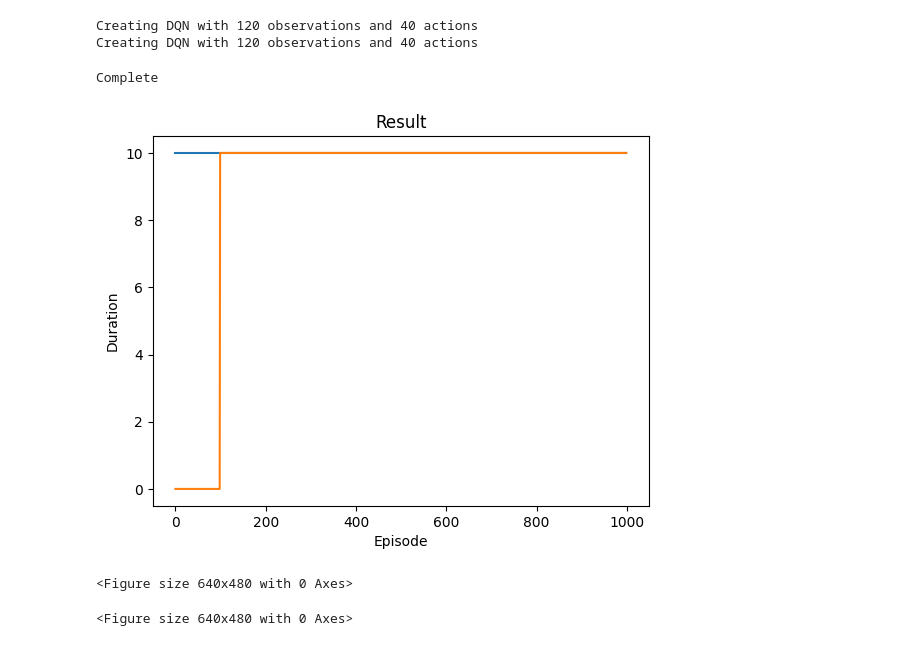
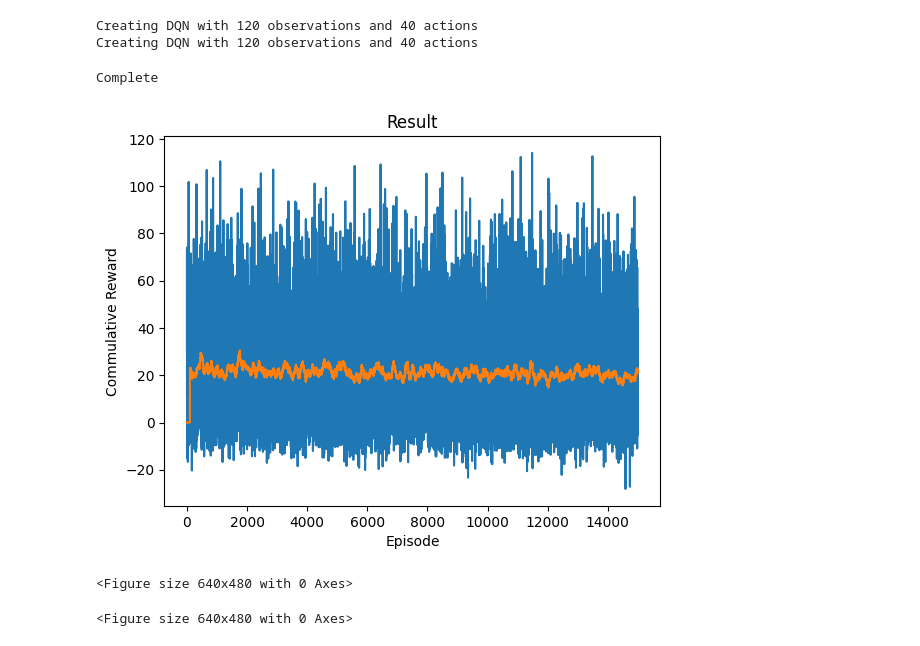
Before and after one commit to DeLnlyMthrLvr/ScopaAI_ToM, a Jupyter notebook: rl_training.ipynb, the cells around one changed output. Cells and saved outputs as stored; diff of their text form; code cells hidden in the pictures.

Commit message:
Further develop the training procedure and now exploring and training different experiments.

```diff
--- a/rl_training.ipynb
+++ b/rl_training.ipynb
@@ -105,15 +107,15 @@ class DQN(nn.Module):
     def __init__(self, n_observations, n_actions):
         print(f'Creating DQN with {n_observations} observations and {n_actions} actions')
         super(DQN, self).__init__()
-        self.layer1 = nn.Linear(n_observations, 256)
-        self.layer2 = nn.Linear(256, 512)
-        self.layer3 = nn.Linear(512, n_actions)
+        self.layer1 = nn.Linear(n_observations, 128)
+        self.layer2 = nn.Linear(128, 128)
+        self.layer3 = nn.Linear(128, n_actions)
 
     # Called with either one element to determine next action, or a batch
     # during optimization. Returns tensor([[left0exp,right0exp]...]).
     def forward(self, x):
-        x = F.relu(self.layer1(x))
-        x = F.relu(self.layer2(x))
+        x = F.leaky_relu(self.layer1(x))
+        x = F.leaky_relu(self.layer2(x))
         return self.layer3(x)
 # %%
 # BATCH_SIZE is the number of transitions sampled from the replay buffer
@@ -140,10 +142,10 @@ n_observations = len(state)
 
 policy_net = DQN(n_observations, n_actions).to(device)
 target_net = DQN(n_observations, n_actions).to(device)
-target_net.load_state_dict(policy_net.state_dict())
+target_net.load_state_dict(torch.load('/workspace/ScopaAI_ToM/train/exp_2024-11-28 22:55:43.016146_15000.pth'))
 
 optimizer = optim.AdamW(policy_net.parameters(), lr=LR, amsgrad=True)
-memory = ReplayMemory(10000)
+memory = ReplayMemory(100000)
 
 
 steps_done = 0
@@ -166,9 +168,12 @@ def select_action(state, player):
     else:
         pred = env.action_space.sample()[0]
 
+    map = [env.game.map_card_index(card) for card in player.hand]
+
 
     actionset = pd.DataFrame(np.array(pred))
     actionset = actionset.sort_values(by=0, ascending=True)
+    actionset = actionset[actionset.index.isin(map)]
 
     return actionset
 
@@ -187,7 +192,7 @@ def plot_durations(show_result=False):
         plt.clf()
         plt.title('Training...')
     plt.xlabel('Episode')
-    plt.ylabel('Duration')
+    plt.ylabel('Commulative Reward')
     plt.plot(durations_t.numpy())
     # Take 100 episode averages and plot them too
     if len(durations_t) >= 100:
@@ -230,22 +235,22 @@ def optimize_model():
     # Compute Q(s_t, a) - the model computes Q(s_t), then we select the
     # columns of actions taken. These are the actions which would've been taken
     # for each batch state according to policy_net
-    state_action_values = policy_net(state_batch).gather(1, action_batch.view(BATCH_SIZE, n_actions))
+    state_action_values = policy_net(state_batch)
 
     # Compute V(s_{t+1}) for all next states.
     # Expected values of actions for non_final_next_states are computed based
     # on the "older" target_net; selecting their best reward with max(1).values
     # This is merged based on the mask, such that we'll have either the expected
     # state value or 0 in case the state was final.
-    next_state_values = torch.zeros(BATCH_SIZE, device=device)
+    next_state_values = torch.zeros(BATCH_SIZE,n_actions, device=device)
     with torch.no_grad():
-        next_state_values[non_final_mask] = target_net(non_final_next_states).max(-1).values
+        next_state_values[non_final_mask] = target_net(non_final_next_states).detach()
     # Compute the expected Q values
-    expected_state_action_values = (next_state_values * GAMMA) + reward_batch
+    expected_state_action_values = (next_state_values * GAMMA) + reward_batch.unsqueeze(1)
 
     # Compute Huber loss
     criterion = nn.SmoothL1Loss()
-    loss = criterion(state_action_values, expected_state_action_values.unsqueeze(1))
+    loss = criterion(state_action_values, expected_state_action_values)
 
     # Optimize the model
     optimizer.zero_grad()
@@ -255,7 +260,7 @@ def optimize_model():
     optimizer.step()
 # %%
 if torch.cuda.is_available():
-    num_episodes = 1000
+    num_episodes = 15000
 else:
     num_episodes = 10
 
@@ -268,9 +273,11 @@ for i_episode in tqdm(range(num_episodes), desc='Episodes'):
     done = False
     #print(F'Player {player.__hash__()}')
     state = torch.tensor(state.flatten(), dtype=torch.float32, device=device).unsqueeze(0)
+    commulative_reward = 0
 
     for t in count():
         action = select_action(state, player)
+        selected_action = None
         for i in range(0,len(action.index)):
             if env.action_valid(action.index[i], player):
                 selected_action = action.index[i]
@@ -278,8 +285,9 @@ for i_episode in tqdm(range(num_episodes), desc='Episodes'):
 
         if selected_action is None:
             raise Exception(f'No valid action found. {action} | {[env.game.map_card_index(card) for card in player.hand]}')
-        observation, reward, done, _ = env.step(selected_action, player=player, v=0)
+        observation, reward, done, _ = env.step(selected_action, player=player, v=-6)#v=-7 for each game update!
         #print(f'state{state} action {action} observation {observation.shape} reward{reward} terminated{done}')
+        commulative_reward += reward
         reward = torch.tensor([reward], device=device)
 
         if done:
@@ -290,35 +298,36 @@ for i_episode in tqdm(range(num_episodes), desc='Episodes'):
         else:
             next_state = torch.tensor(observation.flatten(), dtype=torch.float32, device=device).unsqueeze(0)
 
 
         # Store the transition in memory
         memory.push(state, torch.tensor(action.index, dtype=torch.int64, device=device), next_state if next_state is not None else None, reward)
 
         # Move to the next state
         state = next_state
 
         # Perform one step of the optimization (on the policy network)
         optimize_model()
 
         # Soft update of the target network's weights
 
         target_net_state_dict = target_net.state_dict()
         policy_net_state_dict = policy_net.state_dict()
         for key in policy_net_state_dict:
             target_net_state_dict[key] = policy_net_state_dict[key]*TAU + target_net_state_dict[key]*(1-TAU)
         target_net.load_state_dict(target_net_state_dict)
 
         if done:
-            episode_durations.append(t + 1)
-            plot_durations()
+            episode_durations.append(commulative_reward)
             break
+
+torch.save(policy_net.state_dict(), f'/workspace/ScopaAI_ToM/train/exp_{datetime.datetime.now()}_{num_episodes}.pth')
 
 print('Complete')
 plot_durations(show_result=True)
 plt.ioff()
 plt.show()
 # %% [output]
 Complete
-[figure, old version]
+[figure, new version]
 <Figure size 640x480 with 0 Axes>
 <Figure size 640x480 with 0 Axes>
```
Also changed, not shown: parts of 9 cells of this notebook, 2 other files.
